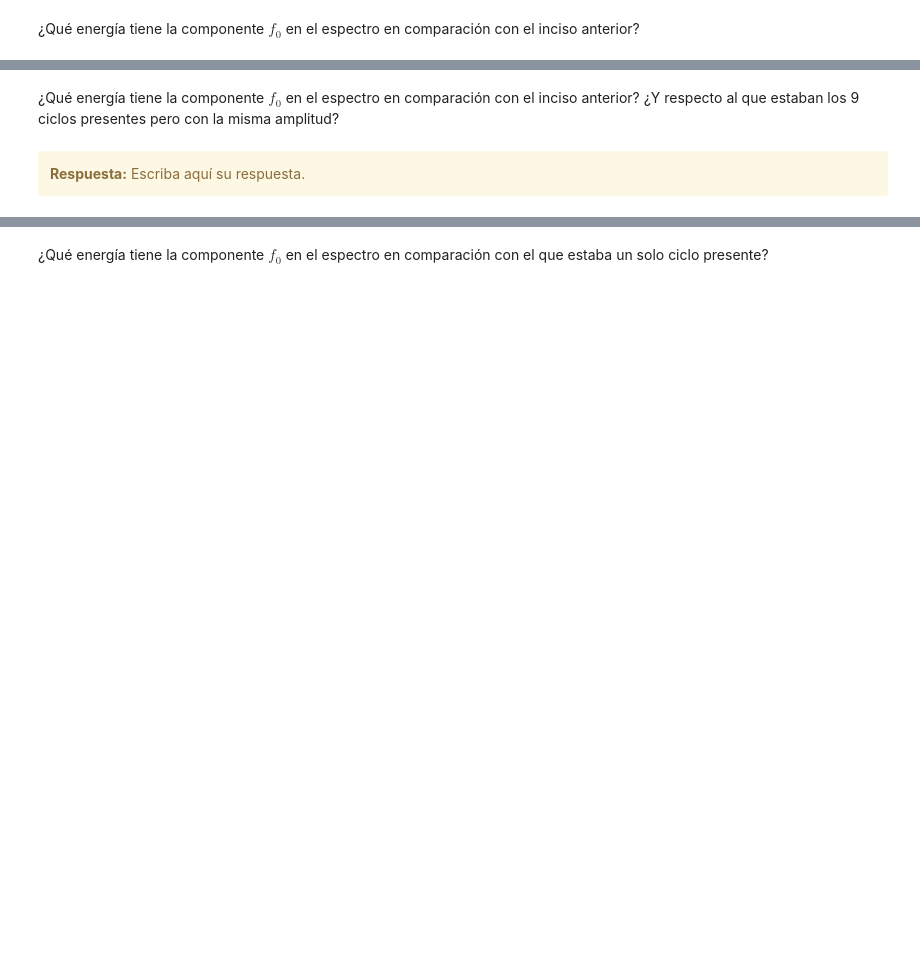
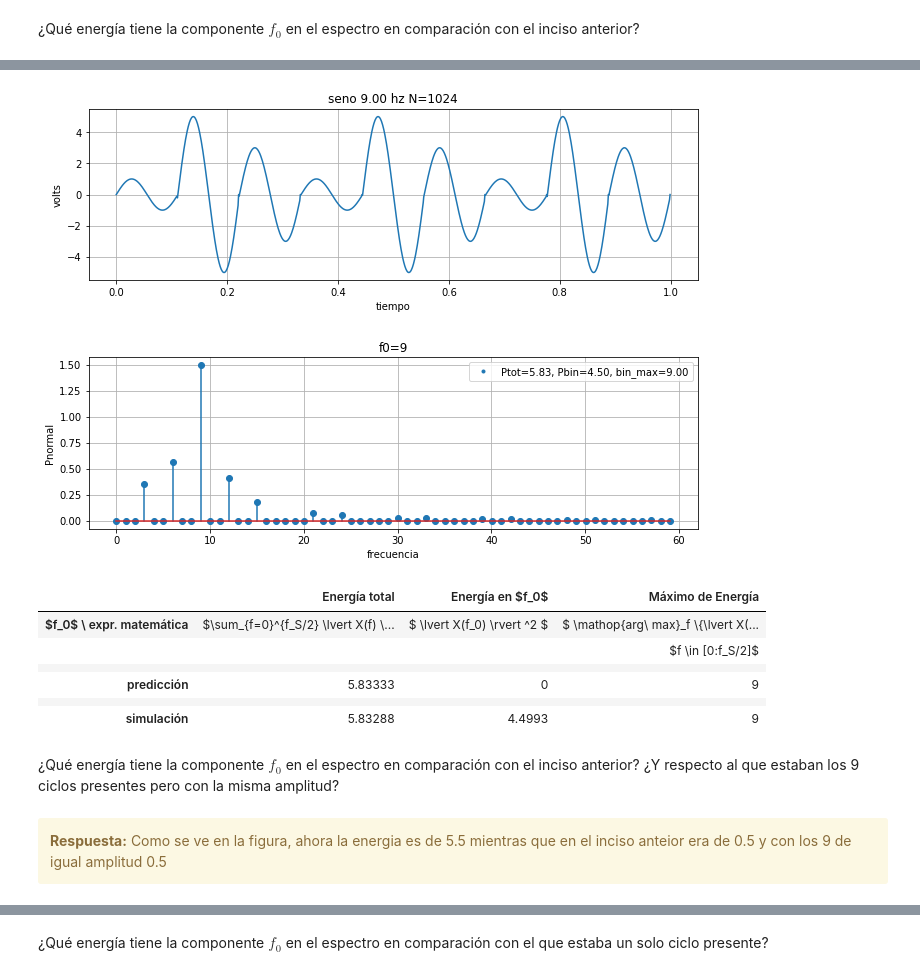
Before and after one commit to pslavkin/mse_15psf, a Jupyter notebook: TP1 - Muestreo de señales - Forurier.ipynb, the cells around one changed output, grey strips where cells are left out. Cells and saved outputs as stored; diff of their text form; code cells hidden in the pictures; blank space fills up the shorter version.

```diff
--- a/TP1 - Muestreo de señales - Forurier.ipynb
+++ b/TP1 - Muestreo de señales - Forurier.ipynb
@@ -1112,9 +1171,78 @@ HTML(df.to_html())
+# %%
+from pandas import DataFrame
+from IPython.display import HTML
+
+import matplotlib.pyplot as plt
+import numpy as np
+from plotter import *
+from signal_generator import *
+from dft import *
+
+N  = 1024
+fs = 1024
+a0 = 1
+a1 = 5
+a2 = 3
+
+f0 = 9*fs//N
+
+dft_c  = dft_class              (     )
+sg     = signal_generator_class (     )
+pl     = plotter_class          ( 2,1 )
+ans    = np.zeros(3)
+
+signal0  ,time  = sg.signal_sin_cycles ( fs ,f0 ,a0 ,N ,0 ,1)
+signal1  ,time  = sg.signal_sin_cycles ( fs ,f0 ,a1 ,N ,1 ,1)
+signal2  ,time  = sg.signal_sin_cycles ( fs ,f0 ,a2 ,N ,2 ,1)
+signal3  ,time  = sg.signal_sin_cycles ( fs ,f0 ,a0 ,N ,3 ,1)
+signal4  ,time  = sg.signal_sin_cycles ( fs ,f0 ,a1 ,N ,4 ,1)
+signal5  ,time  = sg.signal_sin_cycles ( fs ,f0 ,a2 ,N ,5 ,1)
+signal6  ,time  = sg.signal_sin_cycles ( fs ,f0 ,a0 ,N ,6 ,1)
+signal7  ,time  = sg.signal_sin_cycles ( fs ,f0 ,a1 ,N ,7 ,1)
+signal8  ,time  = sg.signal_sin_cycles ( fs ,f0 ,a2 ,N ,8 ,1)
+
+signal=signal0+signal1+signal2+signal3+signal4+signal5+signal6+signal7+signal8
+
+
+fft    ,freq = dft_c.abs            ( fs ,N  ,signal      );
+pl.plot_signal ( 1 ,time ,signal  ,'seno %.2f hz N=%d' %((f0),N) ,'tiempo'  ,'volts' ,trace='-' )
+ans[0] = dft_c.power_total ( fs, fft ,f0 )
+ans[1] = dft_c.power_bin   ( fs, fft ,f0 )
+ans[2] = dft_c.max_bin     ( fs, fft     )
+
+pl.stem_signal ( 2 ,freq,fft,f"f0={f0}",'frecuencia','Pnormal',f"Ptot={ans[0]:.2f}, Pbin={ans[1]:.2f}, bin_max={ans[2]:.2f}",center=ans[2],zoom=N//20)
+pl.plot_show()
+
+tus_resultados = [ ['$\sum_{f=0}^{f_S/2} \lvert X(f) \rvert ^2$', '$ \lvert X(f_0) \rvert ^2 $', '$ \mathop{arg\ max}_f \{\lvert X(f) \rvert ^2\} $'],
+                   ['',                                     '',                           '$f \in [0:f_S/2]$'],
+                  ['', '', ''],
+                  [(0.5/9+4.5/9+12.5/9)*3, 0, 9], # <-- completar acá
+                  ['', '', ''],
+                 [ans[0],ans[1],ans[2]],
+                 ]
+df = DataFrame(tus_resultados, columns=['Energía total', 'Energía en $f_0$', 'Máximo de Energía'],
+               index=['$f_0$ \ expr. matemática',
+                      '',
+                      '',
+                      'predicción',
+                      '',
+                      'simulación'])
+HTML(df.to_html())
+# %% [output]
+[figure, added]
+|  | Energía total | Energía en $f_0$ | Máximo de Energía |
+| $f_0$ \ expr. matemática | $\sum_{f=0}^{f_S/2} \lvert X(f) \... | $ \lvert X(f_0) \rvert ^2 $ | $ \mathop{arg\ max}_f \{\lvert X(... |
+|  |  |  | $f \in [0:f_S/2]$ |
+|  |  |  |  |
+| predicción | 5.83333 | 0 | 9 |
+|  |  |  |  |
+| simulación | 5.83288 | 4.4993 | 9 |
 # %% [markdown]
 ¿Qué energía tiene la componente $f_0$ en el espectro en comparación con el inciso anterior? ¿Y respecto al que estaban los 9 ciclos presentes pero con la misma amplitud?
-# %% [markdown]
-<div class="alert alert-block alert-warning">
-<b>Respuesta:</b> Escriba aquí su respuesta.
-</div>
+# %% [markdown]
+<div class="alert alert-block alert-warning">
+<b>Respuesta:</b> Como se ve en la figura, ahora la energia es de 5.5 mientras que en el inciso anteior era de 0.5 y con los 9 de igual amplitud 0.5
+</div>
 # %% [markdown]
 <table width="80%" cellpadding="7" cellspacing="0">
 	<col width="50%">
```
Also changed, not shown: parts of 18 cells of this notebook, 4 other files.
